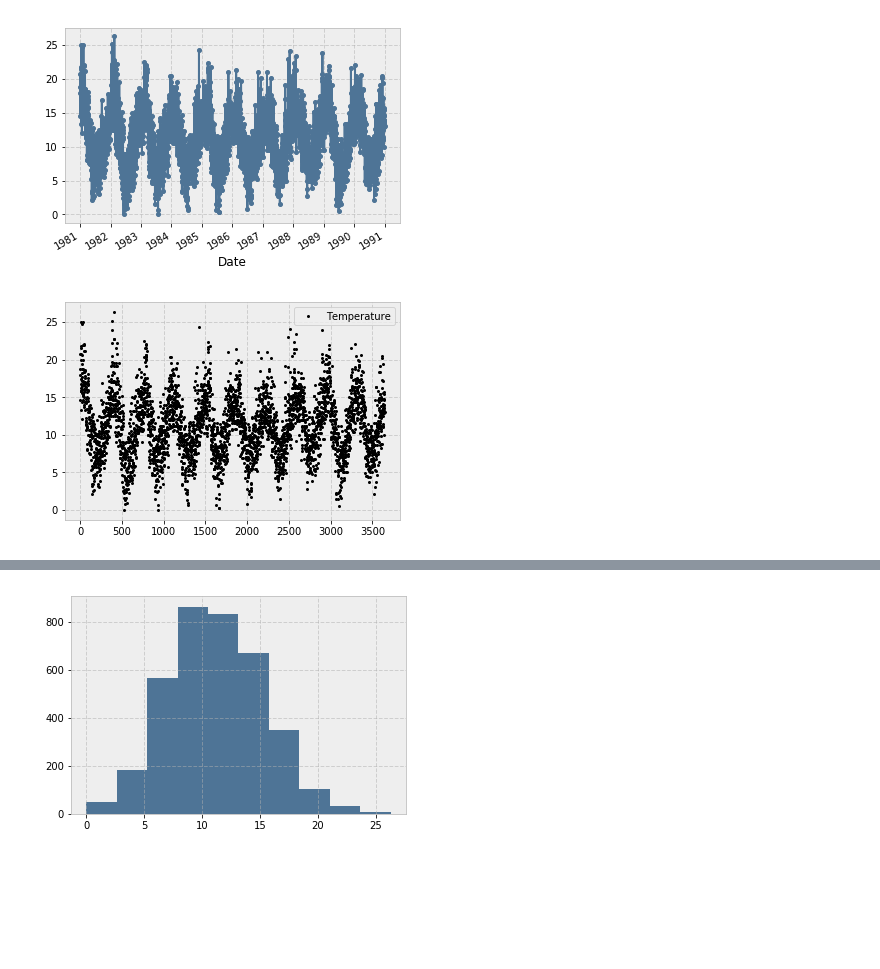
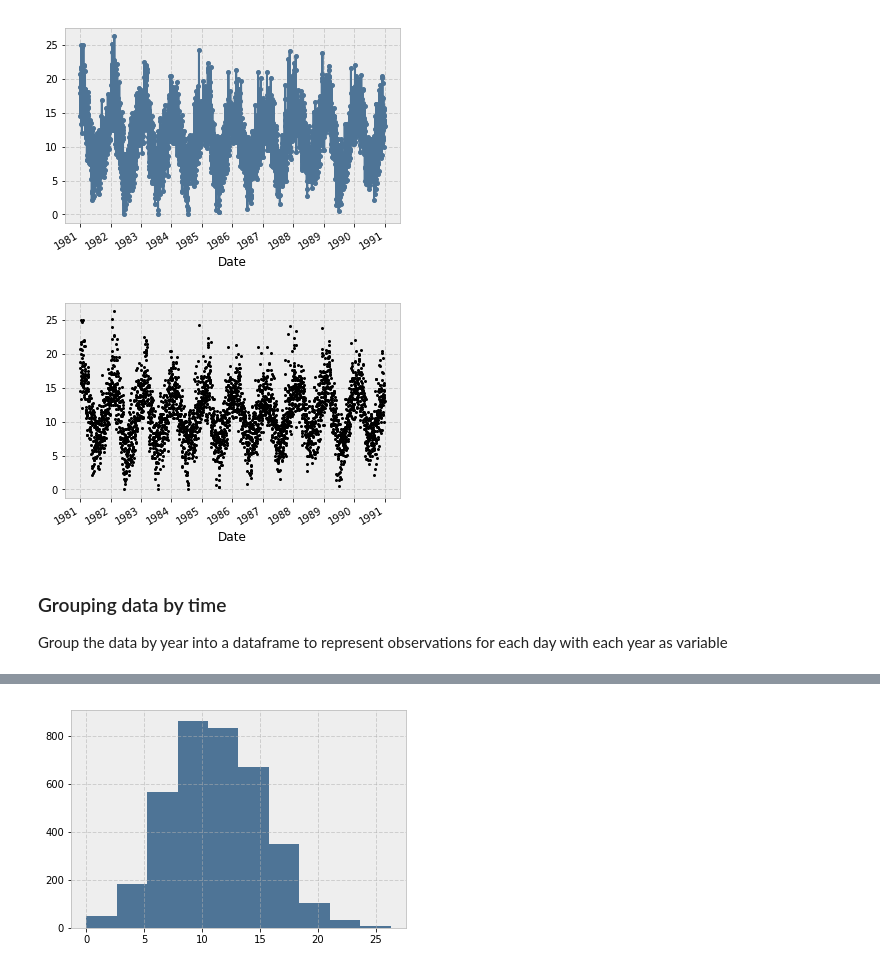
Before and after one commit to milindnirgun/pycharts, a Jupyter notebook: TimeSeries.ipynb, the cells around one changed output, grey strips where cells are left out. Drawn from its saved outputs; the diff is of its cells as text; code cells hidden in the pictures; blank space fills up the shorter version.

```diff
--- a/TimeSeries.ipynb
+++ b/TimeSeries.ipynb
@@ -12,7 +12,7 @@ pd.__version__
 # %% [output]
 '0.23.4'
 # %%
-series = Series.from_csv('daily-minimum-temp.csv', header=0)
+series = Series.from_csv('daily-minimum-temp2.csv', header=0)
 #df = pd.read_csv('daily-minimum-temp.csv', header=0, dtype={'Temperature':'float'})
 #df.head()
 # %%
@@ -26,9 +28,12 @@ series.plot();
 [figure]
 # %%
 # Change style of the line to be black dots instead of a connected line
-df.plot(style='k.');
+series.plot(style='k.');
 # %% [output]
-[figure, old version]
+[figure, new version]
+# %% [markdown]
+### Grouping data by time
+Group the data by year into a dataframe to represent observations for each day with each year as variable
 # %%
 # The dataset spans 10 years. Group the observations by year.
 groups = series.groupby(TimeGrouper('A'))
```
Also changed, not shown: parts of 16 cells of this notebook, 1 other file.
